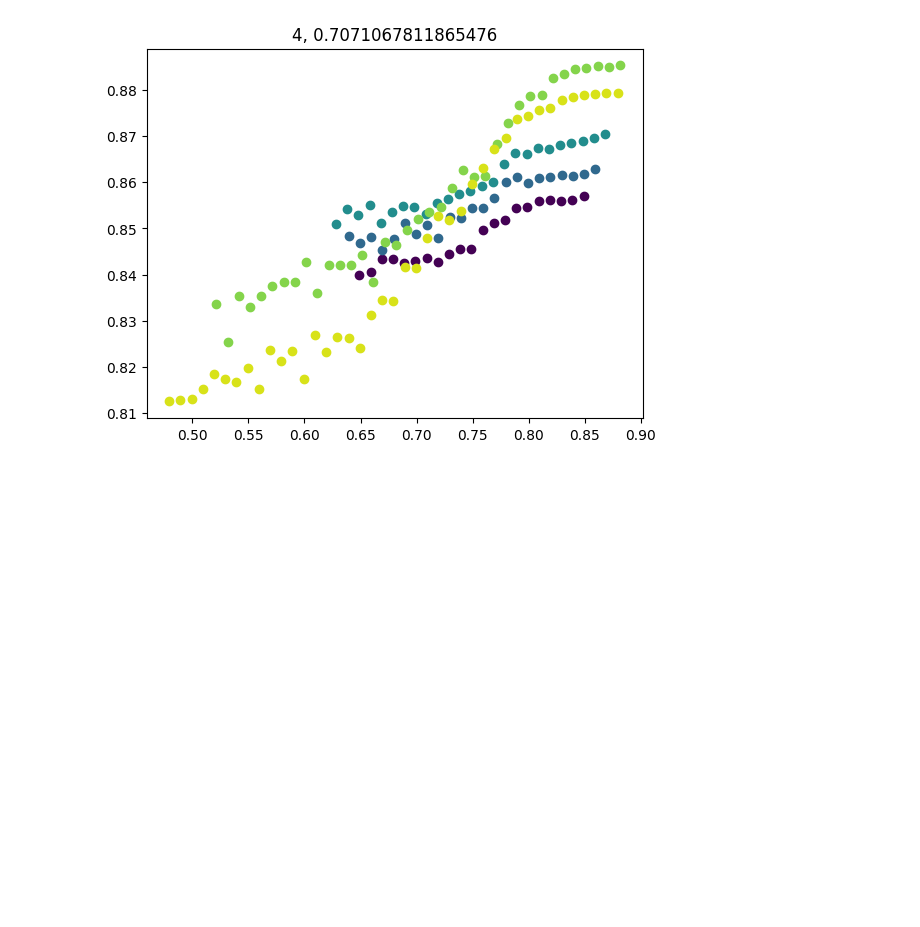
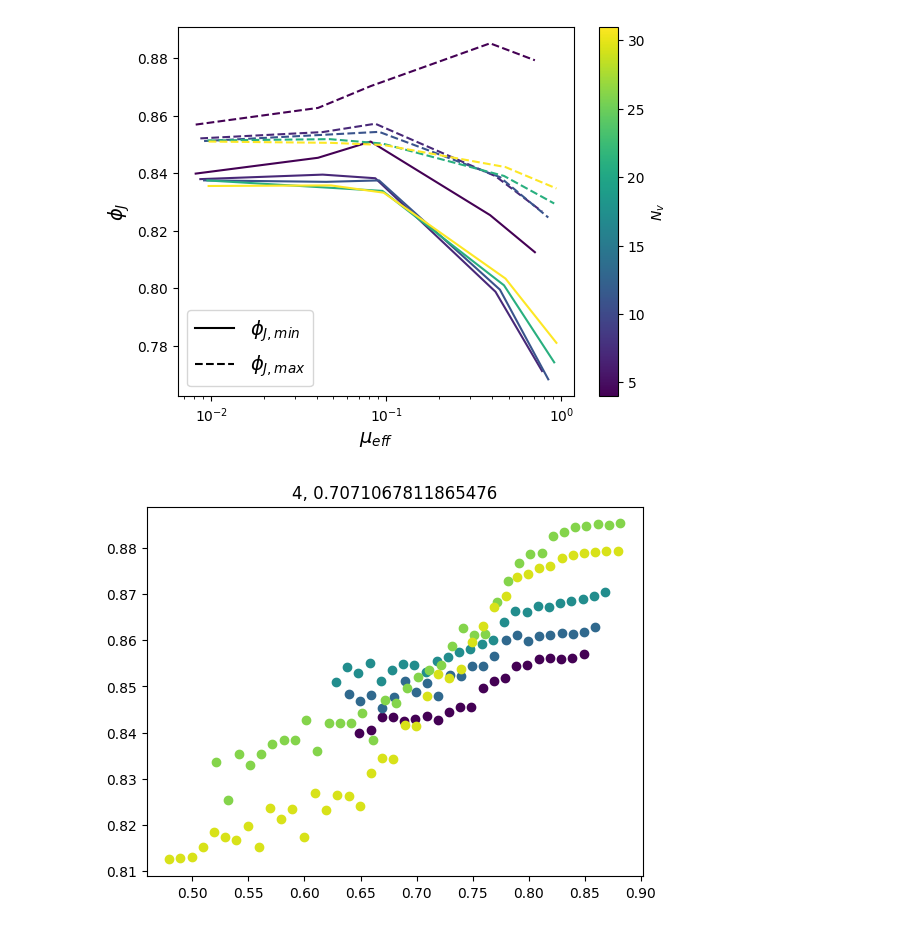
Before and after one commit to mmccraw98/notebooks-fall-25, a Jupyter notebook: 10/resumed-dynamics-runs/jamming.ipynb, the cells around one changed output. Cells and saved outputs as stored; diff of their text form; code cells hidden in the pictures; blank space fills up the shorter version.

Commit message:
added phi j range

```diff
--- a/10/resumed-dynamics-runs/jamming.ipynb
+++ b/10/resumed-dynamics-runs/jamming.ipynb
@@ -58,6 +58,52 @@ for root, dirs, files in os.walk(data_root):
 nv = np.concatenate([d.n_vertices_per_particle[d.system_offset[:-1]] for d in data])
 mu = np.concatenate([d.mu_eff[d.system_offset[:-1]] for d in data])
 nv_mu_vals = np.unique(np.column_stack((nv, mu)), axis=0)
+# %%
+dataset = {
+    'nv': [],
+    'mu': [],
+    'phi_j_min': [],
+    'phi_j_max': [],
+}
+
+for _nv in np.unique(nv):
+    for _mu in np.unique(mu[nv == _nv]):
+        phi_js = []
+        for d in data:
+            for i, (_nv_i, _mu_i) in enumerate(zip(d.n_vertices_per_particle[d.system_offset[:-1]], d.mu_eff[d.system_offset[:-1]])):
+                if _nv_i != _nv or _mu_i != _mu:
+                    continue
+                if d.final.pe_total[i] / d.system_size[i] > 1e-14:
+                    continue
+                phi_js.append(d.final.packing_fraction[i])
+        if len(phi_js) > 0:
+            dataset['nv'].append(_nv)
+            dataset['mu'].append(_mu)
+            dataset['phi_j_min'].append(min(phi_js))
+            dataset['phi_j_max'].append(max(phi_js))
+
+dataset = pd.DataFrame(dataset)
+dataset.to_csv('phi_j_range_data.csv', index=False)
+# %%
+nv_norm = plt.Normalize(vmin=dataset.nv.min(), vmax=dataset.nv.max())
+cmap = plt.cm.viridis
+
+for _nv in dataset.nv.unique():
+    mask = dataset.nv == _nv
+    plt.plot(dataset[mask].mu, dataset[mask].phi_j_min, c=cmap(nv_norm(_nv)))
+    plt.plot(dataset[mask].mu, dataset[mask].phi_j_max, c=cmap(nv_norm(_nv)), linestyle='--')
+plt.xscale('log')
+plt.xlabel(r'$\mu_{eff}$', fontsize=14)
+plt.ylabel(r'$\phi_J$', fontsize=14)
+plt.plot([], [], color='k', label=r'$\phi_{J, min}$')
+plt.plot([], [], color='k', linestyle='--', label=r'$\phi_{J, max}$')
+plt.legend(fontsize=14)
+
+sm = plt.cm.ScalarMappable(norm=nv_norm, cmap=cmap)
+sm.set_array(dataset.nv.unique())
+cbar = plt.colorbar(sm, ax=plt.gca(), label=r'$N_v$')
+# %% [output]
+[figure, added]
 # %%
 mu_norm = LogNorm(vmin=min(mu), vmax=max(mu))
 cmap = plt.cm.viridis
```
Also changed, not shown: 1 other file.
